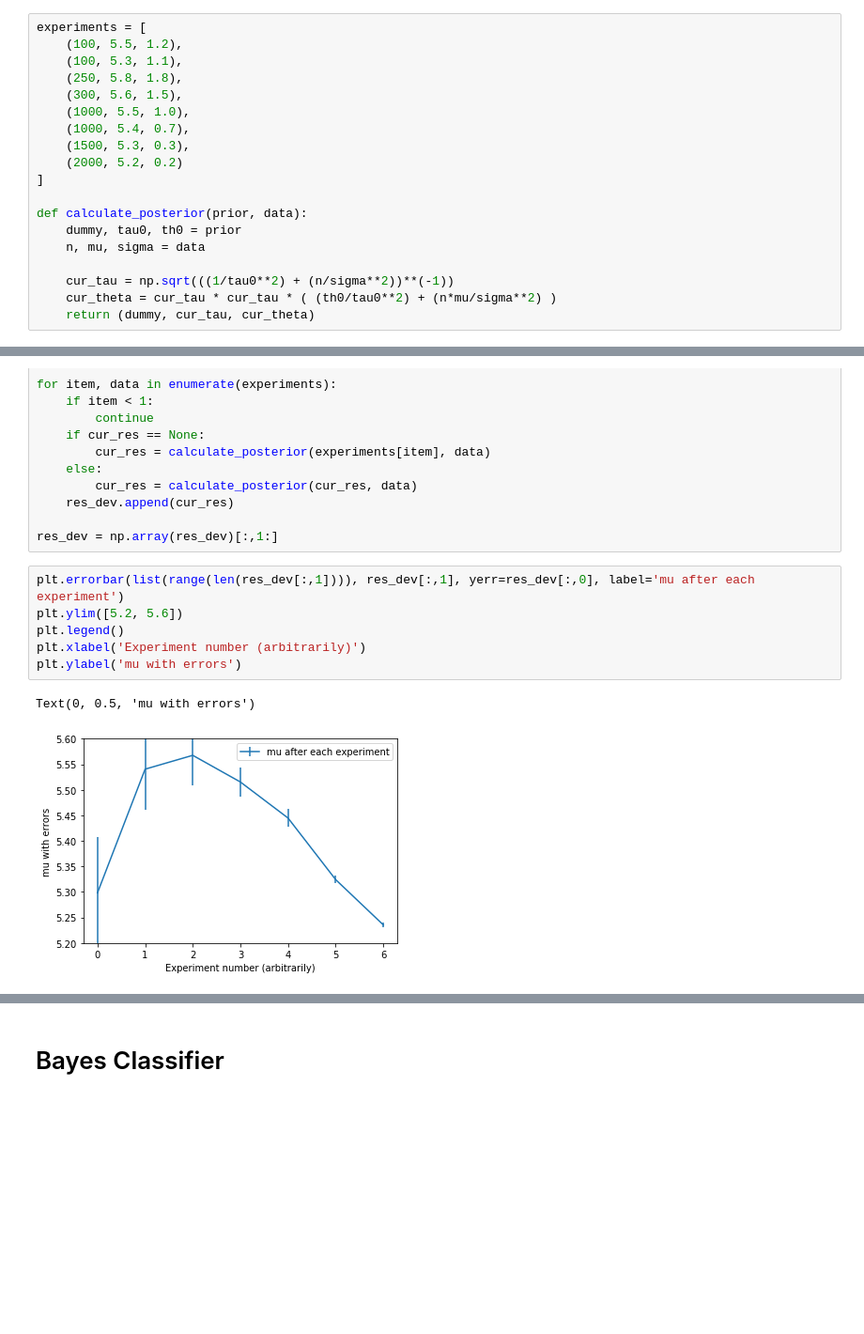
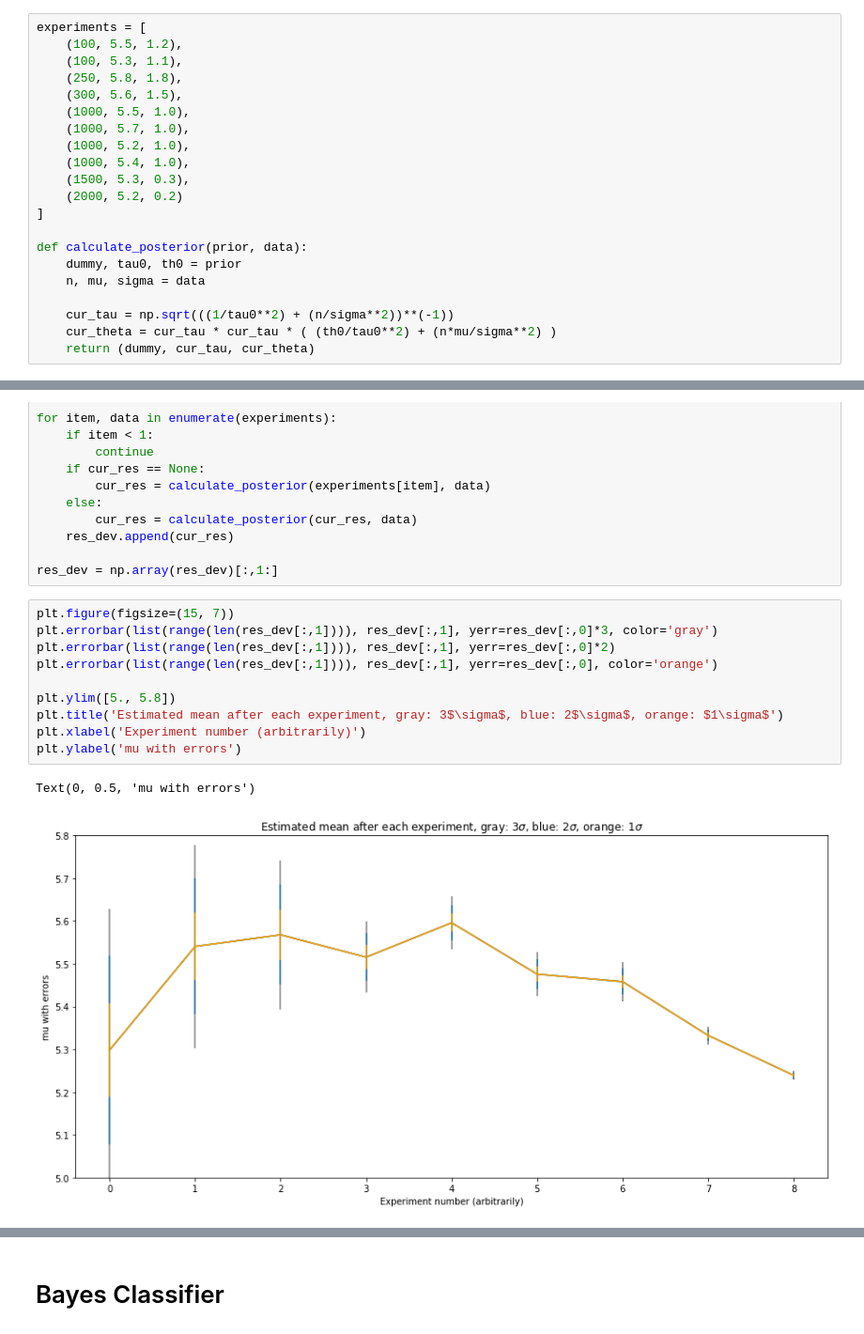
Before and after one commit to jkotula89/statistics, a Jupyter notebook: Bayes basics.ipynb, the cells around one changed output, grey strips where cells are left out. Shown: that part at 94% size. Cells and saved outputs as stored; diff of their text form; blank space fills up the shorter version.

Commit message:
Plots added

```diff
--- a/Bayes basics.ipynb
+++ b/Bayes basics.ipynb
@@ -132,7 +132,9 @@ experiments = [
     (250, 5.8, 1.8),
     (300, 5.6, 1.5),
     (1000, 5.5, 1.0),
-    (1000, 5.4, 0.7),
+    (1000, 5.7, 1.0),
+    (1000, 5.2, 1.0),
+    (1000, 5.4, 1.0),
     (1500, 5.3, 0.3),
     (2000, 5.2, 0.2)
 ]
@@ -159,14 +161,18 @@ for item, data in enumerate(experiments):
 
 res_dev = np.array(res_dev)[:,1:]
 # %%
-plt.errorbar(list(range(len(res_dev[:,1]))), res_dev[:,1], yerr=res_dev[:,0], label='mu after each experiment')
-plt.ylim([5.2, 5.6])
-plt.legend()
+plt.figure(figsize=(15, 7))
+plt.errorbar(list(range(len(res_dev[:,1]))), res_dev[:,1], yerr=res_dev[:,0]*3, color='gray')
+plt.errorbar(list(range(len(res_dev[:,1]))), res_dev[:,1], yerr=res_dev[:,0]*2)
+plt.errorbar(list(range(len(res_dev[:,1]))), res_dev[:,1], yerr=res_dev[:,0], color='orange')
+
+plt.ylim([5., 5.8])
+plt.title('Estimated mean after each experiment, gray: 3$\sigma$, blue: 2$\sigma$, orange: $1\sigma$')
 plt.xlabel('Experiment number (arbitrarily)')
 plt.ylabel('mu with errors')
 # %% [output]
 Text(0, 0.5, 'mu with errors')
-[figure, old version]
+[figure, new version]
 # %%
 # weighted mu
 # Bayes provides smaller constraints on the parameters
```
Also changed, not shown: parts of 2 cells of this notebook.
